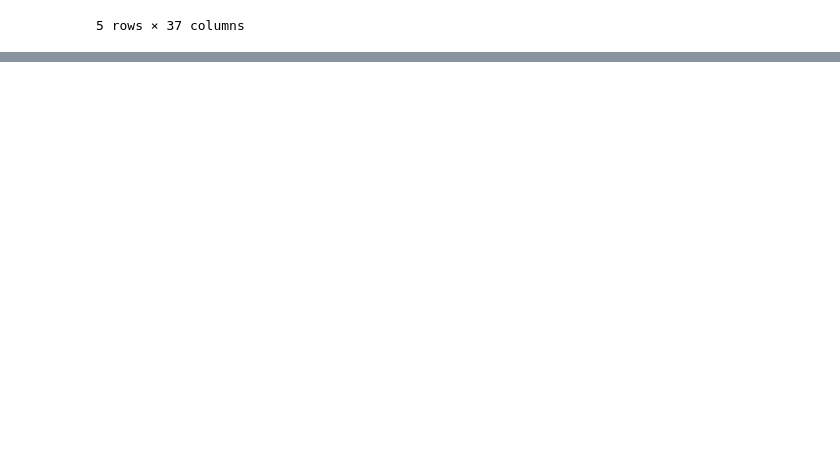
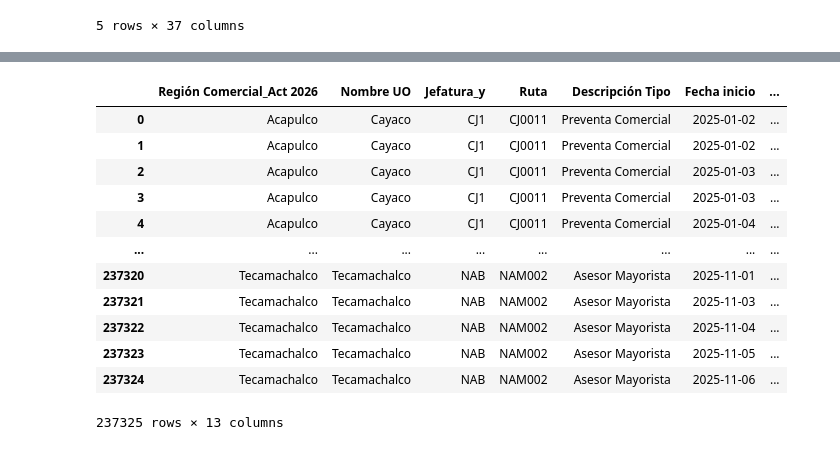
Before and after one commit to PrimeOviedo/Dashboard_MRK_CP, a Jupyter notebook: Pruebas_MRK_cliente.ipynb, the cells around one changed output, grey strips where cells are left out. Cells and saved outputs as stored; diff of their text form; code cells hidden in the pictures; blank space fills up the shorter version.

```diff
--- a/Pruebas_MRK_cliente.ipynb
+++ b/Pruebas_MRK_cliente.ipynb
@@ -248,0 +297,32 @@ df_final_cliente.to_parquet('bdd_mrk_cp_gec.parquet')
+# %%
+# 📊 Crear el pivot con diferentes funciones de agregación
+df_pivot_class = df_mrk_cp_class.pivot_table(
+    index=['Región Comercial_Act 2026','Nombre UO','Jefatura_y','Ruta','Descripción Tipo','Fecha inicio','Recurrencia Digital'],
+    aggfunc={
+        'Id cliente': 'count',
+        'Geoeficiencia': 'sum',
+        'Geoefectividad': 'sum',
+        'Tiempo de atencion': 'mean',
+        'Hora de llegada': 'min',
+        'Pedido Omnicanal': 'sum',
+    }
+)
+
+# 🔹 Mostrar solo HH:MM:SS en la hora de llegada
+df_pivot_class['Hora de llegada'] = df_pivot_class['Hora de llegada'].dt.strftime('%H:%M:%S')
+df_pivot_class = df_pivot_class.reset_index()
+df_pivot_class
+# %% [output]
+|  | Región Comercial_Act 2026 | Nombre UO | Jefatura_y | Ruta | Descripción Tipo | Fecha inicio | ... |
+| 0 | Acapulco | Cayaco | CJ1 | CJ0011 | Preventa Comercial | 2025-01-02 | ... |
+| 1 | Acapulco | Cayaco | CJ1 | CJ0011 | Preventa Comercial | 2025-01-02 | ... |
+| 2 | Acapulco | Cayaco | CJ1 | CJ0011 | Preventa Comercial | 2025-01-03 | ... |
+| 3 | Acapulco | Cayaco | CJ1 | CJ0011 | Preventa Comercial | 2025-01-03 | ... |
+| 4 | Acapulco | Cayaco | CJ1 | CJ0011 | Preventa Comercial | 2025-01-04 | ... |
+| ... | ... | ... | ... | ... | ... | ... | ... |
+| 237320 | Tecamachalco | Tecamachalco | NAB | NAM002 | Asesor Mayorista | 2025-11-01 | ... |
+| 237321 | Tecamachalco | Tecamachalco | NAB | NAM002 | Asesor Mayorista | 2025-11-03 | ... |
+| 237322 | Tecamachalco | Tecamachalco | NAB | NAM002 | Asesor Mayorista | 2025-11-04 | ... |
+| 237323 | Tecamachalco | Tecamachalco | NAB | NAM002 | Asesor Mayorista | 2025-11-05 | ... |
+| 237324 | Tecamachalco | Tecamachalco | NAB | NAM002 | Asesor Mayorista | 2025-11-06 | ... |
+237325 rows × 13 columns
```
Also changed, not shown: parts of 10 cells of this notebook, 7 other files.
